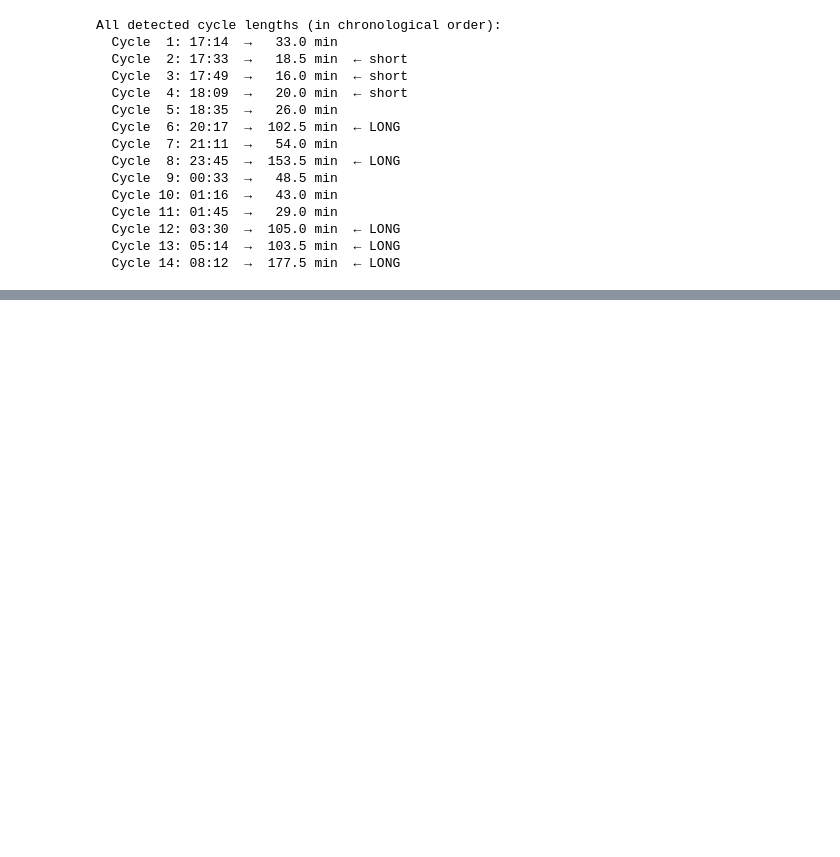
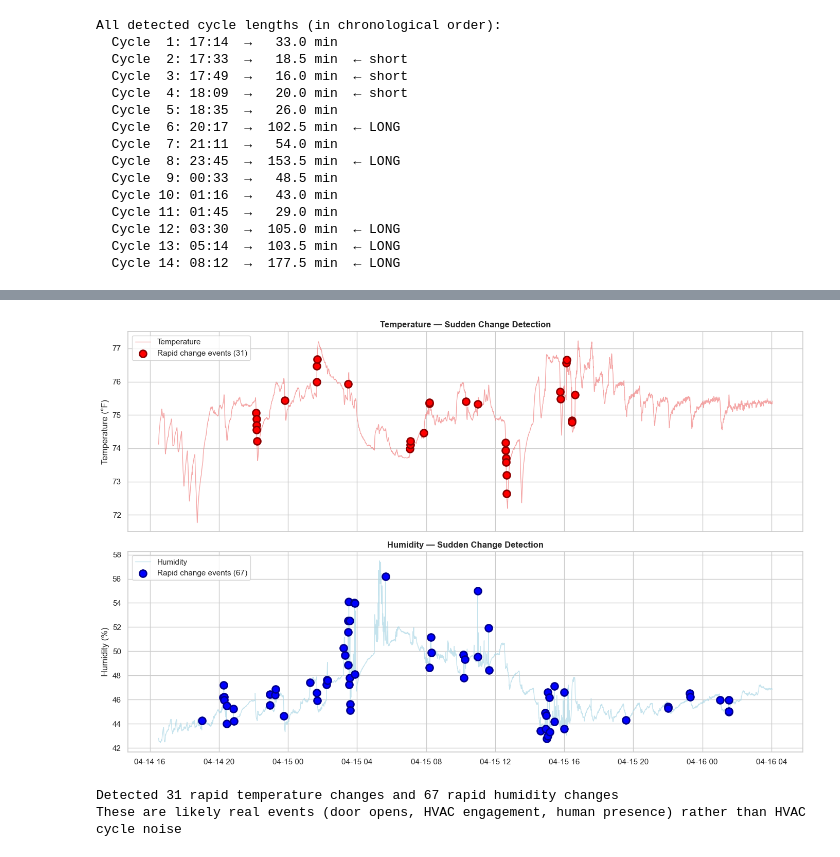
Before and after one commit to design1-software/closet-monitor, a Jupyter notebook: analysis/01-exploratory-analysis.ipynb, the cells around one changed output, grey strips where cells are left out. Cells and saved outputs as stored; diff of their text form; code cells hidden in the pictures; blank space fills up the shorter version.

```diff
--- a/analysis/01-exploratory-analysis.ipynb
+++ b/analysis/01-exploratory-analysis.ipynb
@@ -340,0 +460,19 @@ All detected cycle lengths (in chronological order):
+# %%
+# Bigger window captures full HVAC cycles as "normal"
+WINDOW_LARGE = 240  # 2 hours of context
+
+def add_zscore_v2(df, column, window):
+    df[f"{column}_mean_v2"] = df[column].rolling(window).mean()
+    df[f"{column}_std_v2"]  = df[column].rolling(window).std()
+    df[f"{column}_z_v2"]    = (df[column] - df[f"{column}_mean_v2"]) / df[f"{column}_std_v2"]
+    return df
+
+df = add_zscore_v2(df, "temp_f", WINDOW_LARGE)
+df = add_zscore_v2(df, "humidity", WINDOW_LARGE)
+
+print(f"With {WINDOW_LARGE}-reading window (2 hours context):\n")
+print(f"{'Threshold':>10}  {'Temp':>8}  {'Humidity':>10}")
+for t in [2, 3, 4, 5]:
+    temp_count = (df["temp_f_z_v2"].abs() > t).sum()
+    hum_count = (df["humidity_z_v2"].abs() > t).sum()
+    print(f"  |z| > {t}    {temp_count:>8}  {hum_count:>10}")
@@ -340,0 +530,37 @@ All detected cycle lengths (in chronological order):
+# %%
+# Use rate-of-change detection with a sensible threshold
+CHANGE_THRESHOLD = 4
+
+fig, axes = plt.subplots(2, 1, figsize=(14, 9), sharex=True)
+
+# Temperature with rate-of-change anomalies
+ax = axes[0]
+ax.plot(df.index, df["temp_f"], color="lightcoral", linewidth=1, alpha=0.7, label="Temperature")
+temp_events = df[df["temp_delta_z"].abs() > CHANGE_THRESHOLD]
+ax.scatter(temp_events.index, temp_events["temp_f"],
+           color="red", s=100, zorder=5, marker="o", edgecolors="darkred", linewidths=2,
+           label=f"Rapid change events ({len(temp_events)})")
+ax.set_title(f"Temperature — Sudden Change Detection", fontweight="bold")
+ax.set_ylabel("Temperature (°F)")
+ax.legend(loc="upper left")
+
+# Humidity with rate-of-change anomalies
+ax = axes[1]
+ax.plot(df.index, df["humidity"], color="lightblue", linewidth=1, alpha=0.7, label="Humidity")
+hum_events = df[df["humidity_delta_z"].abs() > CHANGE_THRESHOLD]
+ax.scatter(hum_events.index, hum_events["humidity"],
+           color="blue", s=100, zorder=5, marker="o", edgecolors="darkblue", linewidths=2,
+           label=f"Rapid change events ({len(hum_events)})")
+ax.set_title(f"Humidity — Sudden Change Detection", fontweight="bold")
+ax.set_ylabel("Humidity (%)")
+ax.legend(loc="upper left")
+
+plt.tight_layout()
+plt.show()
+
+print(f"\nDetected {len(temp_events)} rapid temperature changes and {len(hum_events)} rapid humidity changes")
+print("These are likely real events (door opens, HVAC engagement, human presence) rather than HVAC cycle noise")
+# %% [output]
+[figure, added]
+Detected 31 rapid temperature changes and 67 rapid humidity changes
+These are likely real events (door opens, HVAC engagement, human presence) rather than HVAC cycle noise
```
Also changed, not shown: parts of 8 cells of this notebook.
